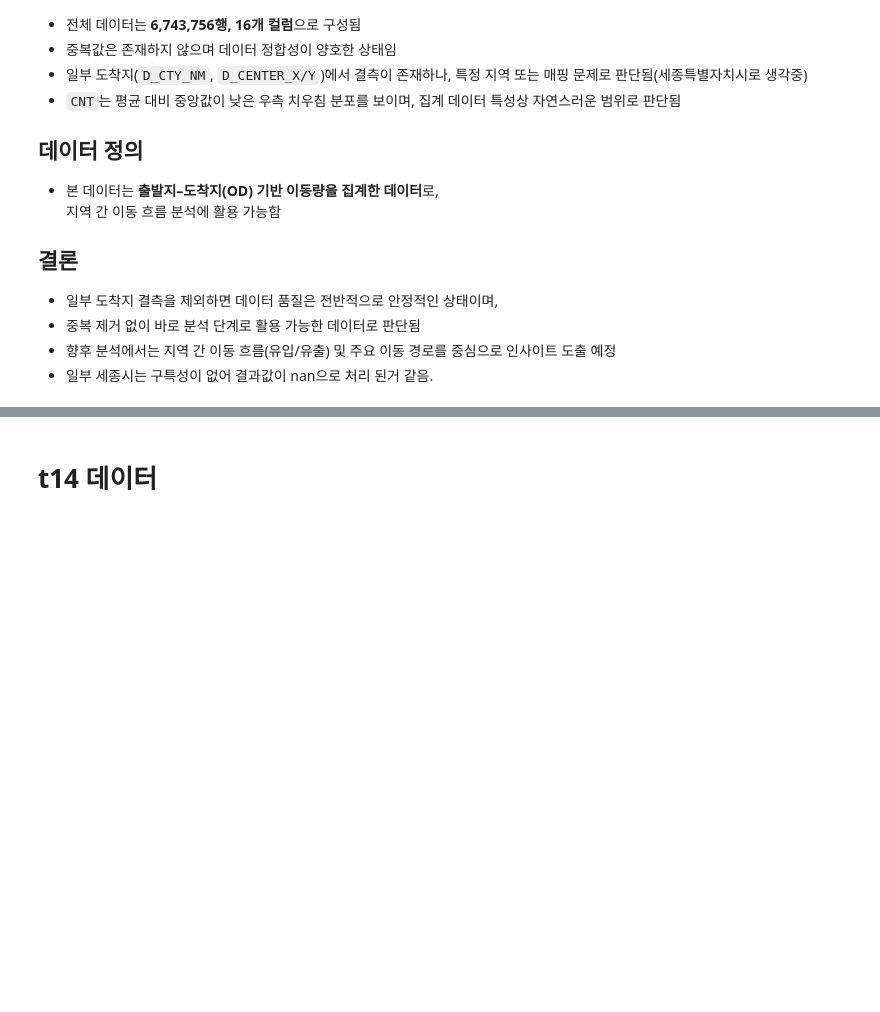
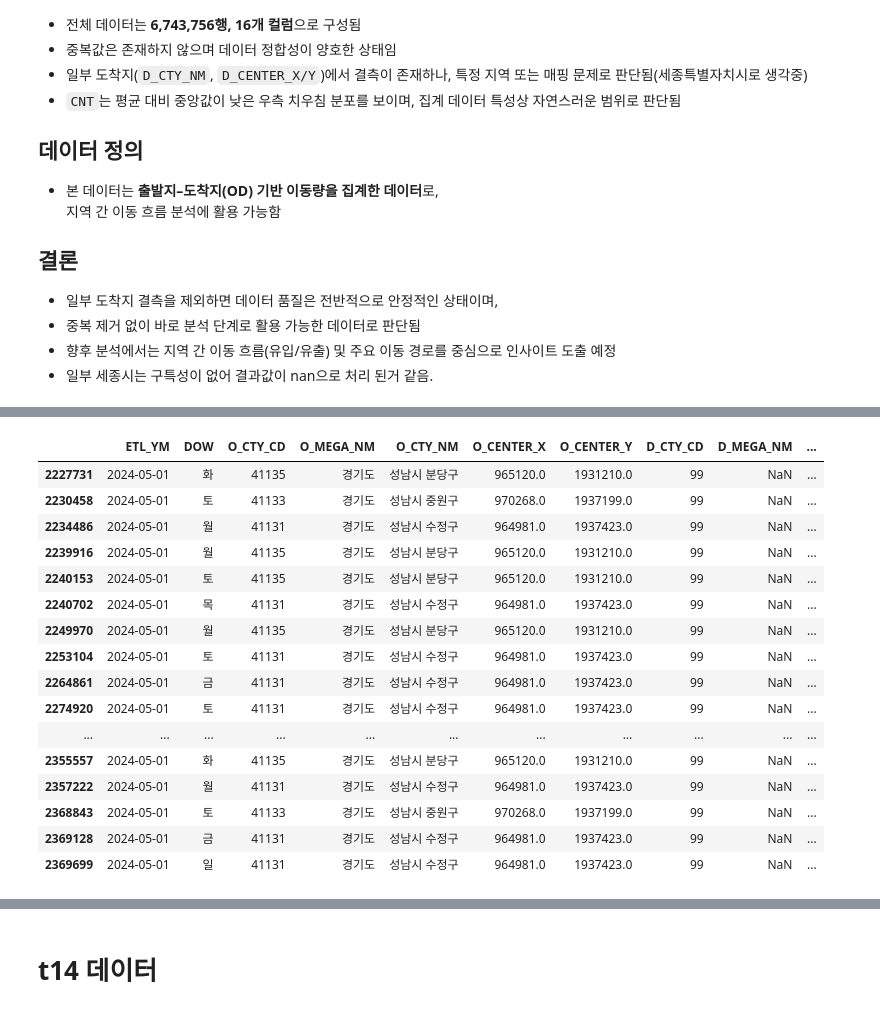
Before and after one commit to bulsajo1/final_project, a Jupyter notebook: Jiryun/1차_전처리_small.ipynb, the cells around one changed output, grey strips where cells are left out. Cells and saved outputs as stored; diff of their text form; code cells hidden in the pictures; blank space fills up the shorter version.

```diff
--- a/Jiryun/1차_전처리_small.ipynb
+++ b/Jiryun/1차_전처리_small.ipynb
@@ -1454,0 +1443,17 @@ df12[df12['D_CTY_NM'].isna()].head()
+# %%
+# 1) 코드 기준으로 매핑 가능한 값 먼저 채우기
+for col in ['D_MEGA_NM', 'D_CTY_NM', 'D_CENTER_X', 'D_CENTER_Y']:
+    df12[col] = df12[col].fillna(
+        df12.groupby('D_CTY_CD')[col].transform('first')
+    )
+
+# 2) 세종특별자치시의 시군구 None은 UNKNOWN 처리
+df12.loc[
+    (df12['O_MEGA_NM'] == '세종특별자치시') & (df12['O_CTY_NM'].isna()),
+    'O_CTY_NM'
+] = 'UNKNOWN'
+
+df12.loc[
+    (df12['D_MEGA_NM'] == '세종특별자치시') & (df12['D_CTY_NM'].isna()),
+    'D_CTY_NM'
+] = 'UNKNOWN'
@@ -1454,0 +1503,21 @@ df12[df12['D_CTY_NM'].isna()].head()
+# %%
+# 남은 결측행 보기
+df12[df12.isna().any(axis=1)]
+# %% [output]
+|  | ETL_YM | DOW | O_CTY_CD | O_MEGA_NM | O_CTY_NM | O_CENTER_X | O_CENTER_Y | D_CTY_CD | D_MEGA_NM | ... |
+| 2227731 | 2024-05-01 | 화 | 41135 | 경기도 | 성남시 분당구 | 965120.0 | 1931210.0 | 99 | NaN | ... |
+| 2230458 | 2024-05-01 | 토 | 41133 | 경기도 | 성남시 중원구 | 970268.0 | 1937199.0 | 99 | NaN | ... |
+| 2234486 | 2024-05-01 | 월 | 41131 | 경기도 | 성남시 수정구 | 964981.0 | 1937423.0 | 99 | NaN | ... |
+| 2239916 | 2024-05-01 | 월 | 41135 | 경기도 | 성남시 분당구 | 965120.0 | 1931210.0 | 99 | NaN | ... |
+| 2240153 | 2024-05-01 | 토 | 41135 | 경기도 | 성남시 분당구 | 965120.0 | 1931210.0 | 99 | NaN | ... |
+| 2240702 | 2024-05-01 | 목 | 41131 | 경기도 | 성남시 수정구 | 964981.0 | 1937423.0 | 99 | NaN | ... |
+| 2249970 | 2024-05-01 | 월 | 41135 | 경기도 | 성남시 분당구 | 965120.0 | 1931210.0 | 99 | NaN | ... |
+| 2253104 | 2024-05-01 | 토 | 41131 | 경기도 | 성남시 수정구 | 964981.0 | 1937423.0 | 99 | NaN | ... |
+| 2264861 | 2024-05-01 | 금 | 41131 | 경기도 | 성남시 수정구 | 964981.0 | 1937423.0 | 99 | NaN | ... |
+| 2274920 | 2024-05-01 | 토 | 41131 | 경기도 | 성남시 수정구 | 964981.0 | 1937423.0 | 99 | NaN | ... |
+| ... | ... | ... | ... | ... | ... | ... | ... | ... | ... | ... |
+| 2355557 | 2024-05-01 | 화 | 41135 | 경기도 | 성남시 분당구 | 965120.0 | 1931210.0 | 99 | NaN | ... |
+| 2357222 | 2024-05-01 | 월 | 41131 | 경기도 | 성남시 수정구 | 964981.0 | 1937423.0 | 99 | NaN | ... |
+| 2368843 | 2024-05-01 | 토 | 41133 | 경기도 | 성남시 중원구 | 970268.0 | 1937199.0 | 99 | NaN | ... |
+| 2369128 | 2024-05-01 | 금 | 41131 | 경기도 | 성남시 수정구 | 964981.0 | 1937423.0 | 99 | NaN | ... |
+| 2369699 | 2024-05-01 | 일 | 41131 | 경기도 | 성남시 수정구 | 964981.0 | 1937423.0 | 99 | NaN | ... |
```
Also changed, not shown: parts of 59 cells of this notebook, 1 other file.
